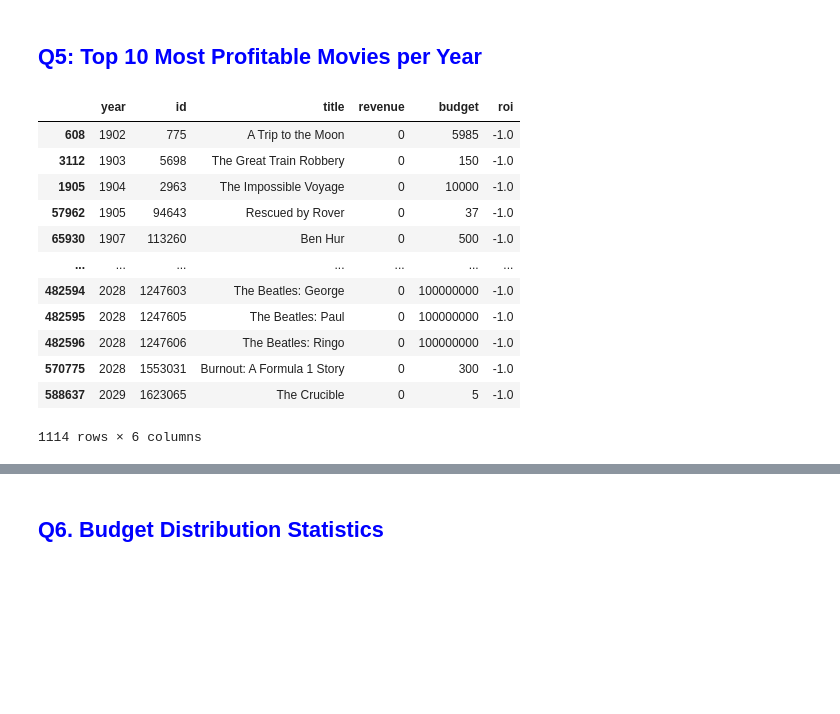
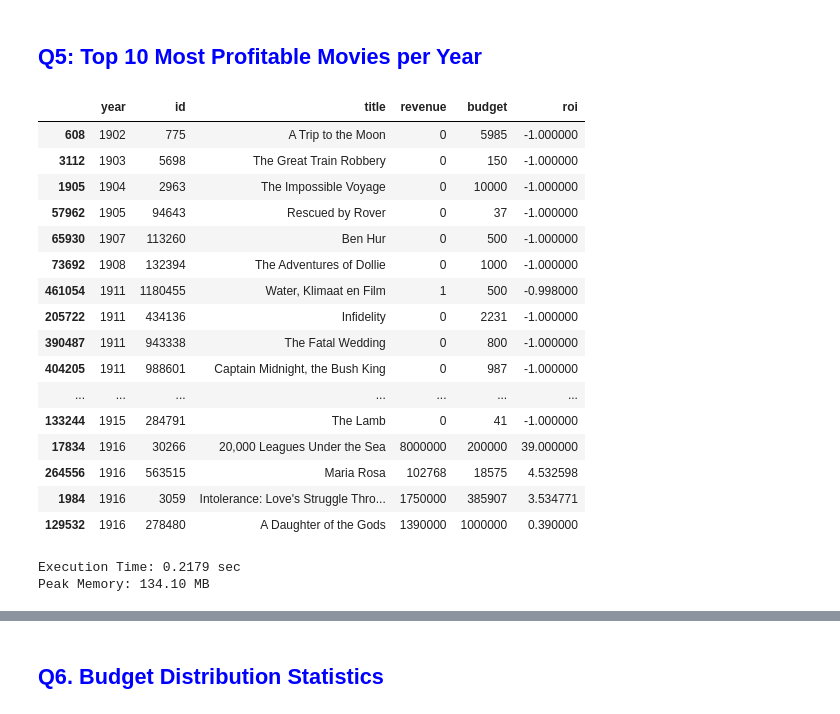
Before and after one commit to sheazyRato/thinkTank, a Jupyter notebook: BigData- Financial Performance Analysis .ipynb, the cells around one changed output, grey strips where cells are left out. Drawn from its saved outputs; the diff is of its cells as text; code cells hidden in the pictures; blank space fills up the shorter version.

Commit message:
Added the execution time and memory and graphs

```diff
--- a/BigData- Financial Performance Analysis .ipynb
+++ b/BigData- Financial Performance Analysis .ipynb
@@ -27,6 +31,9 @@ df.head(5)
 # %% [markdown]
 ## <span style="color:blue">Q1: ROI per Movie</span>
 # %%
+tracemalloc.start()
+start = time.perf_counter()
+
 # ROI = (revenue - budget) / budget  (only when budget is bigger than  0)
 # also btw roi is return on investment
 df["release_date"] = pd.to_datetime(df["release_date"], errors="coerce")
@@ -41,5 +48,12 @@ df["roi"] = np.where(
     np.nan
 )
 
+end = time.perf_counter()
+current, peak = tracemalloc.get_traced_memory()
+tracemalloc.stop()
+
+print(f"Execution Time: {end-start:.4f} sec")
+print(f"Peak Memory: {peak/1e6:.2f} MB")
+
 df[["id", "title", "year", "revenue", "budget", "roi"]].head()
 # %% [output]
@@ -192,38 +290,55 @@ corr_by_decade
 # %% [markdown]
 ## <span style="color:blue">Q5: Top 10 Most Profitable Movies per Year</span>
 # %%
+tracemalloc.start()
+start = time.perf_counter()
+
 # making sure that  year exists
 df["release_date"] = pd.to_datetime(df["release_date"], errors="coerce")
 df["year"] = df["release_date"].dt.year
 
 # ensuring ROI exists
 if "roi" not in df.columns:
     raise ValueError("ROI column not found. Run Q1 (ROI per Movie) first.")
 
 # Keeping only valid ROI rows
 df_profit = df[df["roi"].notna()].copy()
 
 # Sorting and selecting Top 10 per year by ROI
 top10_profitable_per_year = (
     df_profit
         .sort_values(["year", "roi"], ascending=[True, False])
         .groupby("year")
         .head(10)
         [["year", "id", "title", "revenue", "budget", "roi"]]
 )
 
-top10_profitable_per_year
+end = time.perf_counter()
+current, peak = tracemalloc.get_traced_memory()
+tracemalloc.stop()
+
+from IPython.display import display
+display(top10_profitable_per_year.head(30))  # shows a few years worth
+
+print(f"Execution Time: {end-start:.4f} sec")
+print(f"Peak Memory: {peak/1e6:.2f} MB")
 # %% [output]
 |  | year | id | title | revenue | budget | roi |
-| 608 | 1902 | 775 | A Trip to the Moon | 0 | 5985 | -1.0 |
-| 3112 | 1903 | 5698 | The Great Train Robbery | 0 | 150 | -1.0 |
-| 1905 | 1904 | 2963 | The Impossible Voyage | 0 | 10000 | -1.0 |
-| 57962 | 1905 | 94643 | Rescued by Rover | 0 | 37 | -1.0 |
-| 65930 | 1907 | 113260 | Ben Hur | 0 | 500 | -1.0 |
+| 608 | 1902 | 775 | A Trip to the Moon | 0 | 5985 | -1.000000 |
+| 3112 | 1903 | 5698 | The Great Train Robbery | 0 | 150 | -1.000000 |
+| 1905 | 1904 | 2963 | The Impossible Voyage | 0 | 10000 | -1.000000 |
+| 57962 | 1905 | 94643 | Rescued by Rover | 0 | 37 | -1.000000 |
+| 65930 | 1907 | 113260 | Ben Hur | 0 | 500 | -1.000000 |
+| 73692 | 1908 | 132394 | The Adventures of Dollie | 0 | 1000 | -1.000000 |
+| 461054 | 1911 | 1180455 | Water, Klimaat en Film | 1 | 500 | -0.998000 |
+| 205722 | 1911 | 434136 | Infidelity | 0 | 2231 | -1.000000 |
+| 390487 | 1911 | 943338 | The Fatal Wedding | 0 | 800 | -1.000000 |
+| 404205 | 1911 | 988601 | Captain Midnight, the Bush King | 0 | 987 | -1.000000 |
 | ... | ... | ... | ... | ... | ... | ... |
-| 482594 | 2028 | 1247603 | The Beatles: George | 0 | 100000000 | -1.0 |
-| 482595 | 2028 | 1247605 | The Beatles: Paul | 0 | 100000000 | -1.0 |
-| 482596 | 2028 | 1247606 | The Beatles: Ringo | 0 | 100000000 | -1.0 |
-| 570775 | 2028 | 1553031 | Burnout: A Formula 1 Story | 0 | 300 | -1.0 |
-| 588637 | 2029 | 1623065 | The Crucible | 0 | 5 | -1.0 |
+| 133244 | 1915 | 284791 | The Lamb | 0 | 41 | -1.000000 |
+| 17834 | 1916 | 30266 | 20,000 Leagues Under the Sea | 8000000 | 200000 | 39.000000 |
+| 264556 | 1916 | 563515 | Maria Rosa | 102768 | 18575 | 4.532598 |
+| 1984 | 1916 | 3059 | Intolerance: Love's Struggle Thro... | 1750000 | 385907 | 3.534771 |
+| 129532 | 1916 | 278480 | A Daughter of the Gods | 1390000 | 1000000 | 0.390000 |
-1114 rows × 6 columns
+Execution Time: 0.2179 sec
+Peak Memory: 134.10 MB
```
Also changed, not shown: parts of 10 cells of this notebook.
